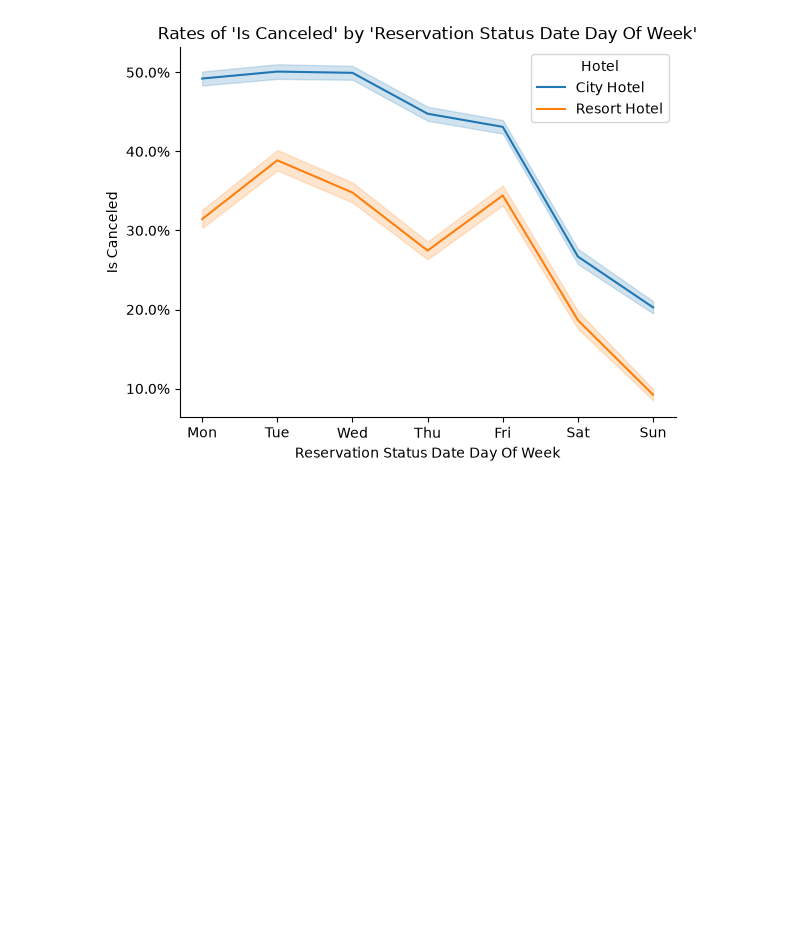
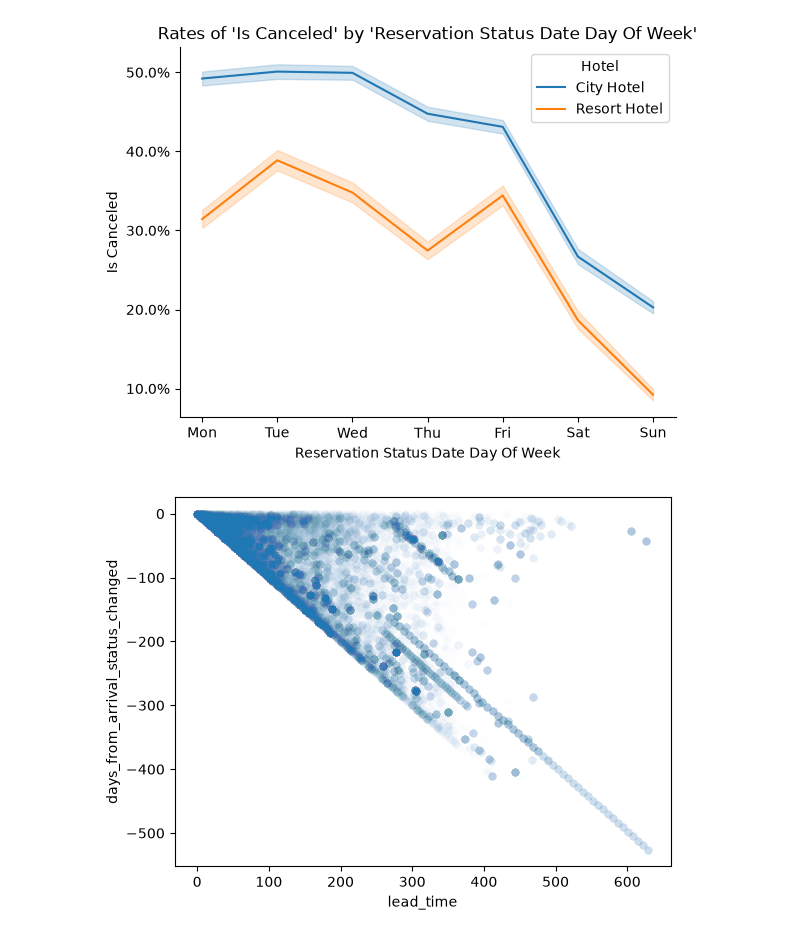
Before and after one commit to mcuzzii/hotel-booking-cancellations, a Jupyter notebook: notebooks/hotel.ipynb, the cells around one changed output. Saved outputs shown, nothing was run; the diff lists cells and outputs as text; code cells hidden in the pictures; blank space fills up the shorter version.

Commit message:
feat: analyzing cancellation lead time discrepancies

```diff
--- a/notebooks/hotel.ipynb
+++ b/notebooks/hotel.ipynb
@@ -387,3 +387,24 @@ grouped_lineplot(
 )
 # %% [output]
 [figure]
+# %%
+ax = sns.scatterplot(
+    df.assign(
+        days_from_arrival_status_changed=(
+            pd.to_datetime(df['reservation_status_date'])
+            - pd.to_datetime(
+                df['arrival_date_year'].astype(str)
+                + '-'
+                + df['arrival_date_month']
+                + '-'
+                + df['arrival_date_day_of_month'].astype(str),
+                format='%Y-%B-%d'
+            )
+        ).loc[df['reservation_status'] == 'Canceled'].dt.days
+    ),
+    x='lead_time',
+    y='days_from_arrival_status_changed',
+    alpha=0.01
+)
+# %% [output]
+[figure, added]
```
Also changed, not shown: parts of 2 cells of this notebook, 1 other file.
